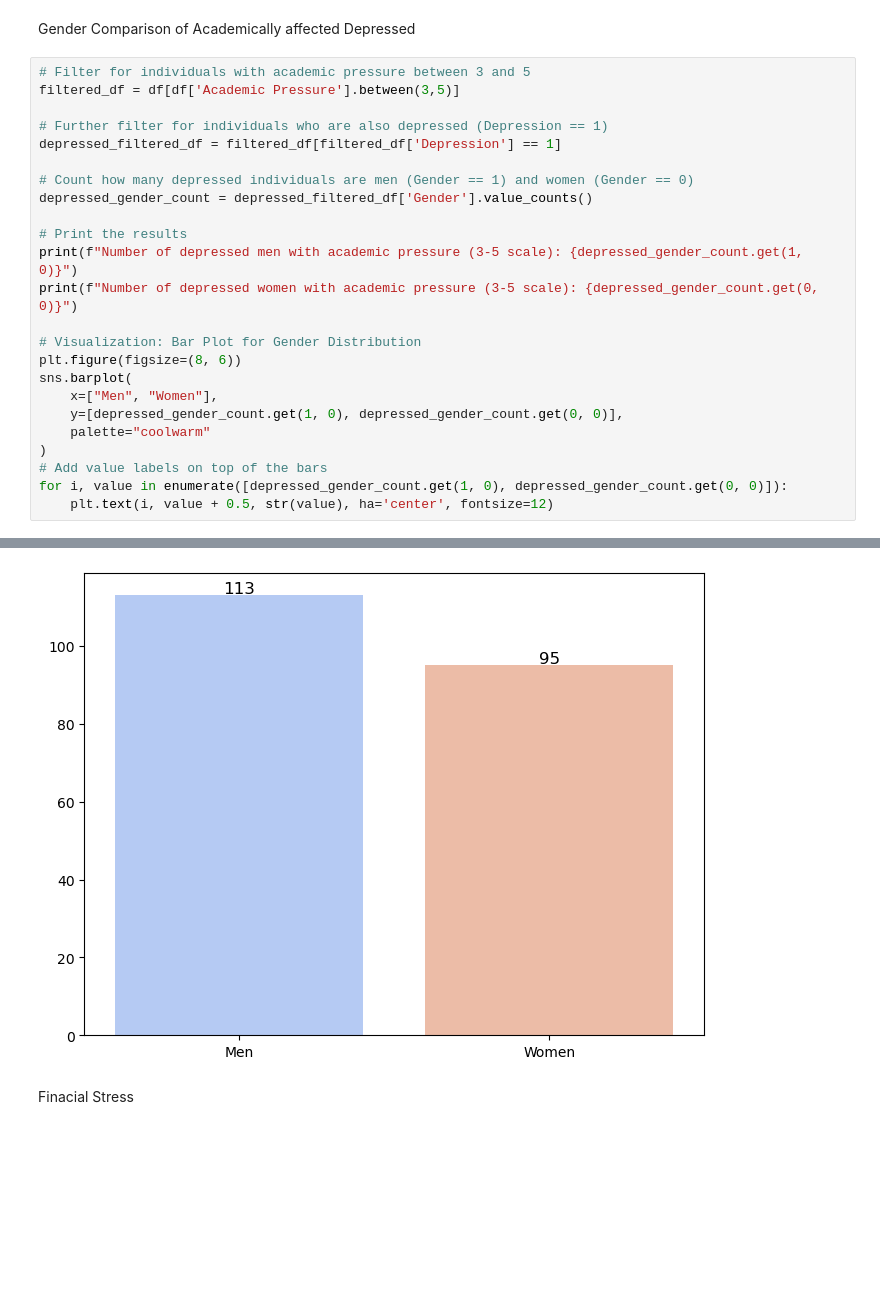
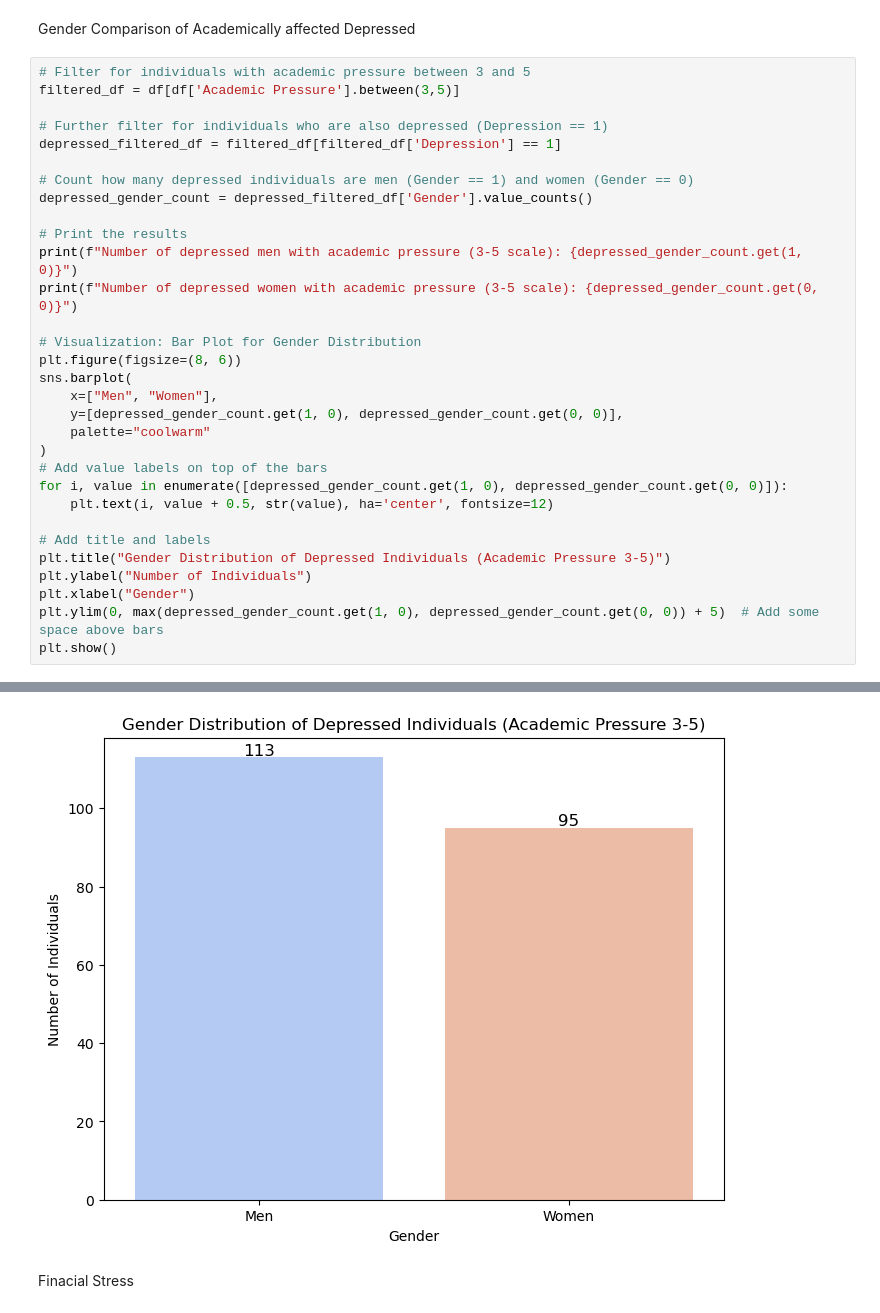
Before and after one commit to okithaeske/DataScience, a Jupyter notebook: Group.ipynb, the cells around one changed output, grey strips where cells are left out. Cells and saved outputs as stored; diff of their text form; blank space fills up the shorter version.

```diff
--- a/Group.ipynb
+++ b/Group.ipynb
@@ -216,34 +216,41 @@ Gender Comparison of Academically affected Depressed
 # %%
 # Filter for individuals with academic pressure between 3 and 5
 filtered_df = df[df['Academic Pressure'].between(3,5)]
 
 # Further filter for individuals who are also depressed (Depression == 1)
 depressed_filtered_df = filtered_df[filtered_df['Depression'] == 1]
 
 # Count how many depressed individuals are men (Gender == 1) and women (Gender == 0)
 depressed_gender_count = depressed_filtered_df['Gender'].value_counts()
 
 # Print the results
 print(f"Number of depressed men with academic pressure (3-5 scale): {depressed_gender_count.get(1, 0)}")
 print(f"Number of depressed women with academic pressure (3-5 scale): {depressed_gender_count.get(0, 0)}")
 
 # Visualization: Bar Plot for Gender Distribution
 plt.figure(figsize=(8, 6))
 sns.barplot(
     x=["Men", "Women"],
     y=[depressed_gender_count.get(1, 0), depressed_gender_count.get(0, 0)],
     palette="coolwarm"
 )
 # Add value labels on top of the bars
 for i, value in enumerate([depressed_gender_count.get(1, 0), depressed_gender_count.get(0, 0)]):
     plt.text(i, value + 0.5, str(value), ha='center', fontsize=12)
+
+# Add title and labels
+plt.title("Gender Distribution of Depressed Individuals (Academic Pressure 3-5)")
+plt.ylabel("Number of Individuals")
+plt.xlabel("Gender")
+plt.ylim(0, max(depressed_gender_count.get(1, 0), depressed_gender_count.get(0, 0)) + 5)  # Add some space above bars
+plt.show()
 # %% [output]
 Number of depressed men with academic pressure (3-5 scale): 113
 Number of depressed women with academic pressure (3-5 scale): 95
 Passing `palette` without assigning `hue` is deprecated and will be removed in v0.14.0. Assign the `x` variable to `hue` and set `legend=False` for the same effect.
 
   sns.barplot(
-[figure, old version]
+[figure, new version]
 # %% [markdown]
 Finacial Stress
 # %% [markdown]
```
Also changed, not shown: parts of 3 cells of this notebook, 2 other files.
